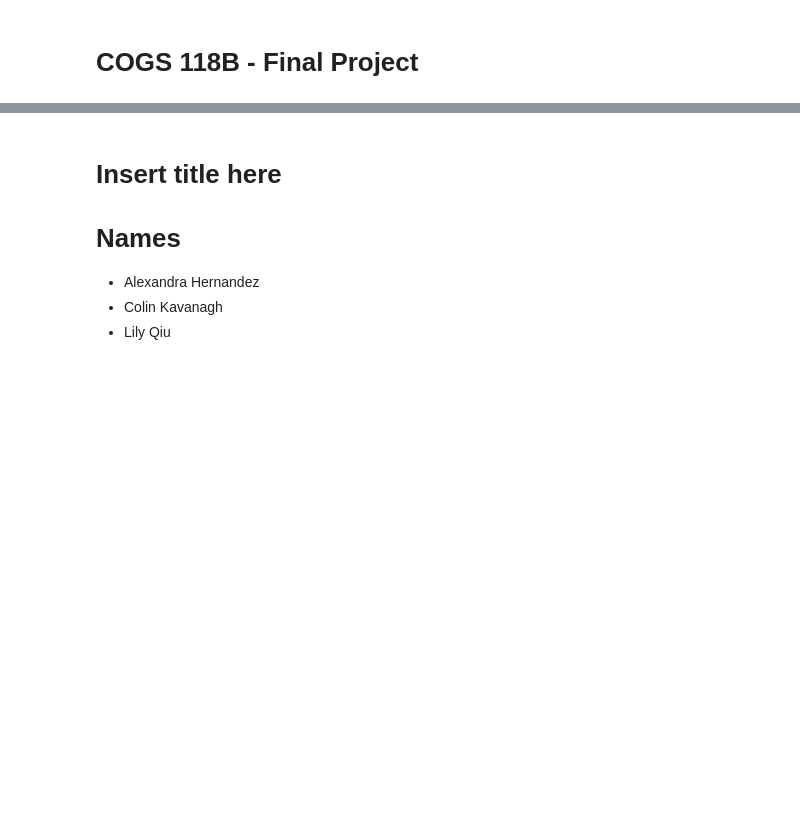
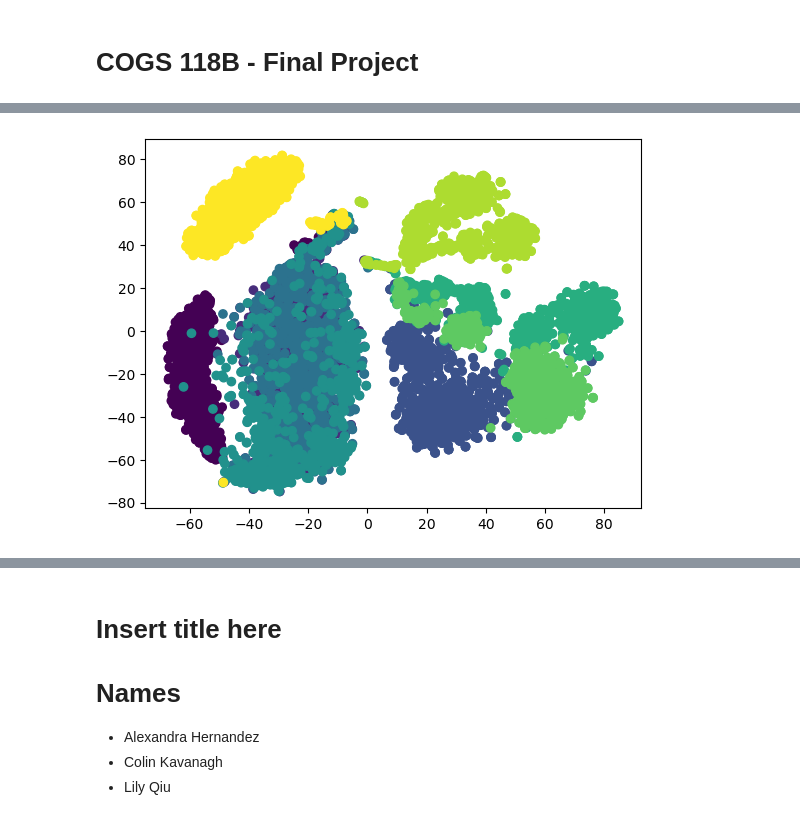
Before and after one commit to alexavndra/cogs_118b_project, a Jupyter notebook: FinalProject_groupXXX.ipynb, the cells around one changed output, grey strips where cells are left out. Cells and saved outputs as stored; diff of their text form; code cells hidden in the pictures; blank space fills up the shorter version.

```diff
--- a/FinalProject_groupXXX.ipynb
+++ b/FinalProject_groupXXX.ipynb
@@ -57,0 +95,7 @@ data
+# %%
+tsne_perp20 = TSNE(n_components=2, perplexity=20, random_state=1216)
+tsne_data_perp20 = tsne_perp20.fit_transform(pca_data)
+plt.scatter(tsne_data_perp20[:, 0], tsne_data_perp20[:, 1], c=labels_encoded)
+plt.show()
+# %% [output]
+[figure, added]
```
Also changed, not shown: parts of 10 cells of this notebook.
